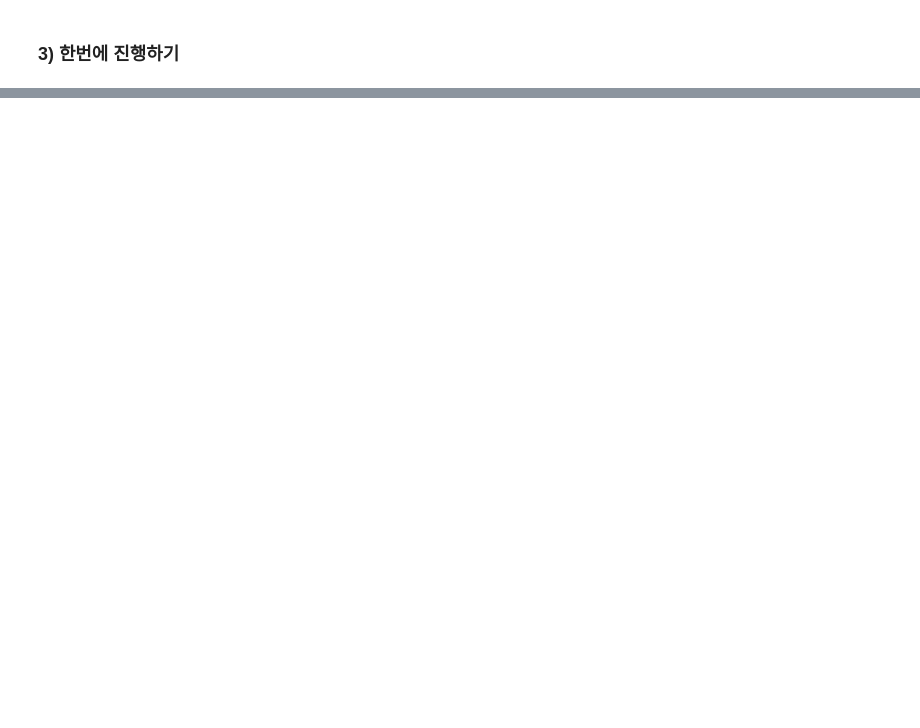
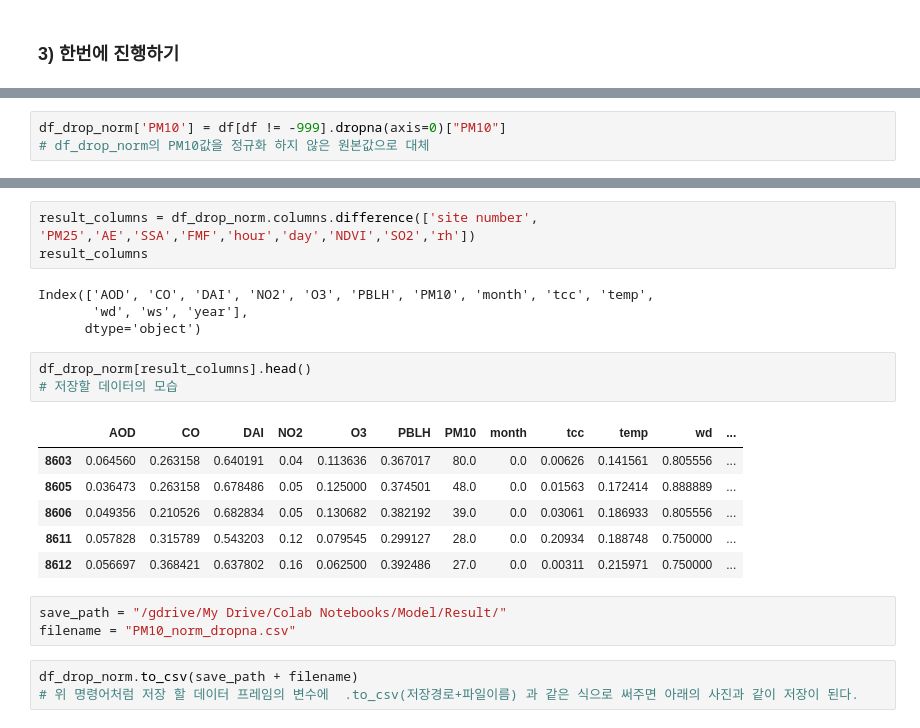
Before and after one commit to hahw94/DNN-ResNet-etc, a Jupyter notebook: 2_다중선형회귀_모델_만들기.ipynb, the cells around one changed output, grey strips where cells are left out. Saved outputs shown, nothing was run; the diff lists cells and outputs as text; blank space fills up the shorter version.

Commit message:
Colaboratory를 통해 생성됨

```diff
--- a/2_다중선형회귀_모델_만들기.ipynb
+++ b/2_다중선형회귀_모델_만들기.ipynb
@@ -614,0 +618,3 @@ Warnings:
+# %%
+df_drop_norm['PM10'] = df[df != -999].dropna(axis=0)["PM10"]
+# df_drop_norm의 PM10값을 정규화 하지 않은 원본값으로 대체
@@ -614,0 +630,23 @@ Warnings:
+# %%
+result_columns = df_drop_norm.columns.difference(['site number', 'PM25','AE','SSA','FMF','hour','day','NDVI','SO2','rh'])
+result_columns
+# %% [output]
+Index(['AOD', 'CO', 'DAI', 'NO2', 'O3', 'PBLH', 'PM10', 'month', 'tcc', 'temp',
+       'wd', 'ws', 'year'],
+      dtype='object')
+# %%
+df_drop_norm[result_columns].head()
+# 저장할 데이터의 모습
+# %% [output]
+|  | AOD | CO | DAI | NO2 | O3 | PBLH | PM10 | month | tcc | temp | wd | ... |
+| 8603 | 0.064560 | 0.263158 | 0.640191 | 0.04 | 0.113636 | 0.367017 | 80.0 | 0.0 | 0.00626 | 0.141561 | 0.805556 | ... |
+| 8605 | 0.036473 | 0.263158 | 0.678486 | 0.05 | 0.125000 | 0.374501 | 48.0 | 0.0 | 0.01563 | 0.172414 | 0.888889 | ... |
+| 8606 | 0.049356 | 0.210526 | 0.682834 | 0.05 | 0.130682 | 0.382192 | 39.0 | 0.0 | 0.03061 | 0.186933 | 0.805556 | ... |
+| 8611 | 0.057828 | 0.315789 | 0.543203 | 0.12 | 0.079545 | 0.299127 | 28.0 | 0.0 | 0.20934 | 0.188748 | 0.750000 | ... |
+| 8612 | 0.056697 | 0.368421 | 0.637802 | 0.16 | 0.062500 | 0.392486 | 27.0 | 0.0 | 0.00311 | 0.215971 | 0.750000 | ... |
+# %%
+save_path = "/gdrive/My Drive/Colab Notebooks/Model/Result/"
+filename = "PM10_norm_dropna.csv"
+# %%
+df_drop_norm.to_csv(save_path + filename)
+# 위 명령어처럼 저장 할 데이터 프레임의 변수에  .to_csv(저장경로+파일이름) 과 같은 식으로 써주면 아래의 사진과 같이 저장이 된다.
```
Also changed, not shown: parts of 10 cells of this notebook.
